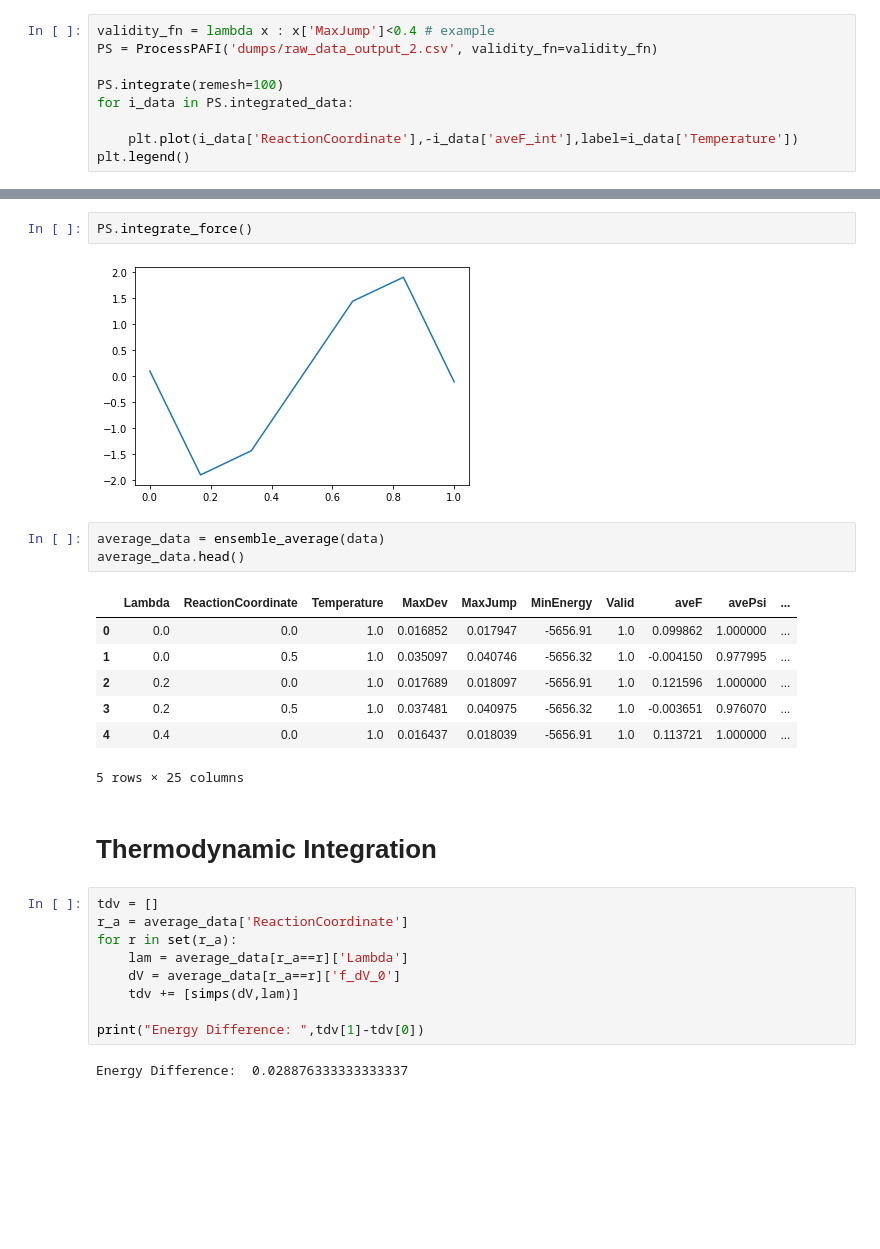
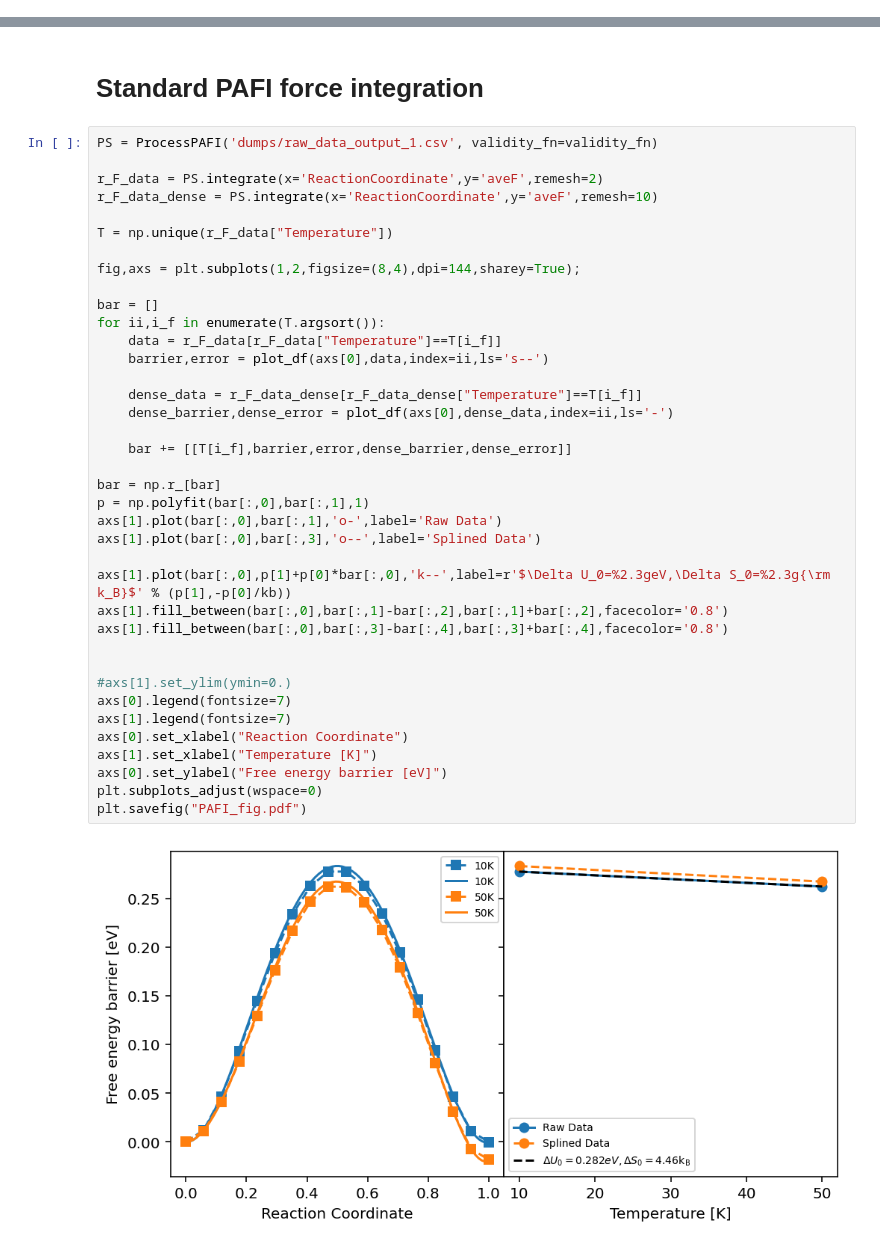
Before and after one commit to tomswinburne/pafi-python, a Jupyter notebook: examples/ti/Process-PAFI-Results.ipynb, the cells around one changed output, grey strips where cells are left out. Saved outputs shown, nothing was run; the diff lists cells and outputs as text; blank space fills up the shorter version.

```diff
--- a/examples/ti/Process-PAFI-Results.ipynb
+++ b/examples/ti/Process-PAFI-Results.ipynb
@@ -119,9 +105,0 @@ class ProcessPAFI:
-# %%
-validity_fn = lambda x : x['MaxJump']<0.4 # example
-PS = ProcessPAFI('dumps/raw_data_output_2.csv', validity_fn=validity_fn)
-
-PS.integrate(remesh=100)
-for i_data in PS.integrated_data:
-
-    plt.plot(i_data['ReactionCoordinate'],-i_data['aveF_int'],label=i_data['Temperature'])
-plt.legend()
@@ -276,28 +106,42 @@ array([False, False,  True])
-# %%
-PS.integrate_force()
-# %% [output]
-[figure, removed]
-# %%
-average_data = ensemble_average(data)
-average_data.head()
-# %% [output]
-|  | Lambda | ReactionCoordinate | Temperature | MaxDev | MaxJump | MinEnergy | Valid | aveF | avePsi | ... |
-| 0 | 0.0 | 0.0 | 1.0 | 0.016852 | 0.017947 | -5656.91 | 1.0 | 0.099862 | 1.000000 | ... |
-| 1 | 0.0 | 0.5 | 1.0 | 0.035097 | 0.040746 | -5656.32 | 1.0 | -0.004150 | 0.977995 | ... |
-| 2 | 0.2 | 0.0 | 1.0 | 0.017689 | 0.018097 | -5656.91 | 1.0 | 0.121596 | 1.000000 | ... |
-| 3 | 0.2 | 0.5 | 1.0 | 0.037481 | 0.040975 | -5656.32 | 1.0 | -0.003651 | 0.976070 | ... |
-| 4 | 0.4 | 0.0 | 1.0 | 0.016437 | 0.018039 | -5656.91 | 1.0 | 0.113721 | 1.000000 | ... |
-5 rows × 25 columns
-# %% [markdown]
-# Thermodynamic Integration
-# %%
-tdv = []
-r_a = average_data['ReactionCoordinate']
-for r in set(r_a):
-    lam = average_data[r_a==r]['Lambda']
-    dV = average_data[r_a==r]['f_dV_0']
-    tdv += [simps(dV,lam)]
-
-print("Energy Difference: ",tdv[1]-tdv[0])
-# %% [output]
-Energy Difference:  0.028876333333333337
+# %% [markdown]
+# Standard PAFI force integration
+# %%
+PS = ProcessPAFI('dumps/raw_data_output_1.csv', validity_fn=validity_fn)
+
+r_F_data = PS.integrate(x='ReactionCoordinate',y='aveF',remesh=2)
+r_F_data_dense = PS.integrate(x='ReactionCoordinate',y='aveF',remesh=10)
+
+T = np.unique(r_F_data["Temperature"])
+
+fig,axs = plt.subplots(1,2,figsize=(8,4),dpi=144,sharey=True);
+
+bar = []
+for ii,i_f in enumerate(T.argsort()):
+    data = r_F_data[r_F_data["Temperature"]==T[i_f]]
+    barrier,error = plot_df(axs[0],data,index=ii,ls='s--')
+
+    dense_data = r_F_data_dense[r_F_data_dense["Temperature"]==T[i_f]]
+    dense_barrier,dense_error = plot_df(axs[0],dense_data,index=ii,ls='-')
+
+    bar += [[T[i_f],barrier,error,dense_barrier,dense_error]]
+
+bar = np.r_[bar]
+p = np.polyfit(bar[:,0],bar[:,1],1)
+axs[1].plot(bar[:,0],bar[:,1],'o-',label='Raw Data')
+axs[1].plot(bar[:,0],bar[:,3],'o--',label='Splined Data')
+
+axs[1].plot(bar[:,0],p[1]+p[0]*bar[:,0],'k--',label=r'$\Delta U_0=%2.3geV,\Delta S_0=%2.3g{\rm k_B}$' % (p[1],-p[0]/kb))
+axs[1].fill_between(bar[:,0],bar[:,1]-bar[:,2],bar[:,1]+bar[:,2],facecolor='0.8')
+axs[1].fill_between(bar[:,0],bar[:,3]-bar[:,4],bar[:,3]+bar[:,4],facecolor='0.8')
+
+
+#axs[1].set_ylim(ymin=0.)
+axs[0].legend(fontsize=7)
+axs[1].legend(fontsize=7)
+axs[0].set_xlabel("Reaction Coordinate")
+axs[1].set_xlabel("Temperature [K]")
+axs[0].set_ylabel("Free energy barrier [eV]")
+plt.subplots_adjust(wspace=0)
+plt.savefig("PAFI_fig.pdf")
+# %% [output]
+[figure, added]
```
Also changed, not shown: parts of 8 cells of this notebook, 3 other files.
